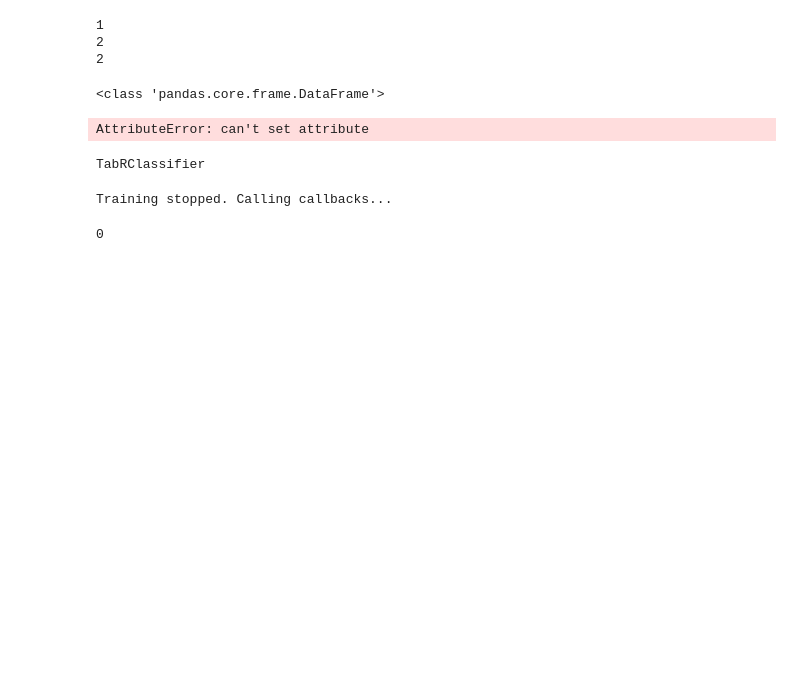
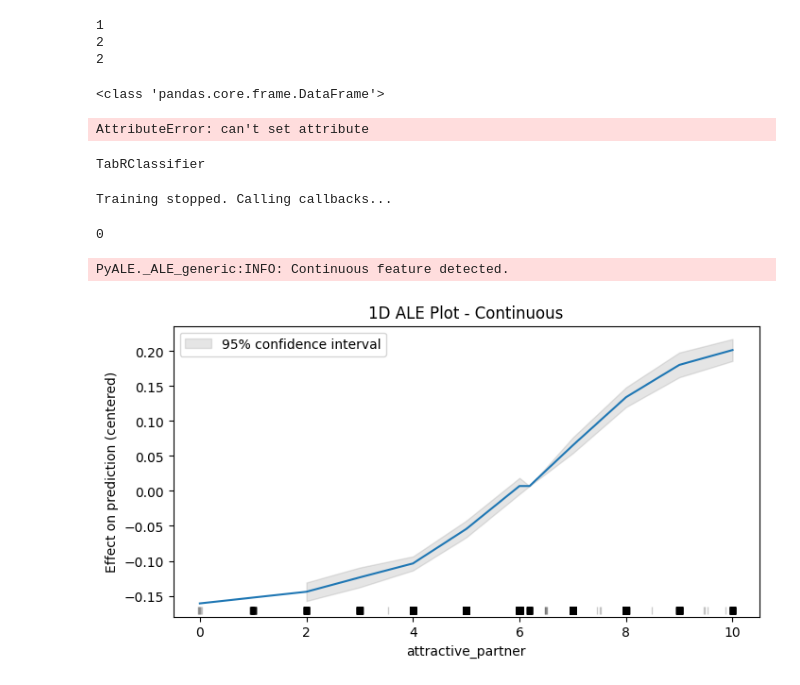
Before and after one commit to Krzaq8/XAI-team-project, a Jupyter notebook: exploration.ipynb, the cells around one changed output. Cells and saved outputs as stored; diff of their text form; code cells hidden in the pictures; blank space fills up the shorter version.

```diff
--- a/exploration.ipynb
+++ b/exploration.ipynb
@@ -250,3 +251,13 @@ import gc
 gc.collect()
 # %% [output]
 0
+# %%
+model_0 = rashomon_sets['TabRClassifier'][0]
+import calculate_ALE
+reload(calculate_ALE)
+from calculate_ALE import getALE
+
+getALE(model_0, X)
+# %% [output]
+PyALE._ALE_generic:INFO: Continuous feature detected.
+[figure, added]
```
Also changed, not shown: parts of 1 cell of this notebook, 2 other files.
